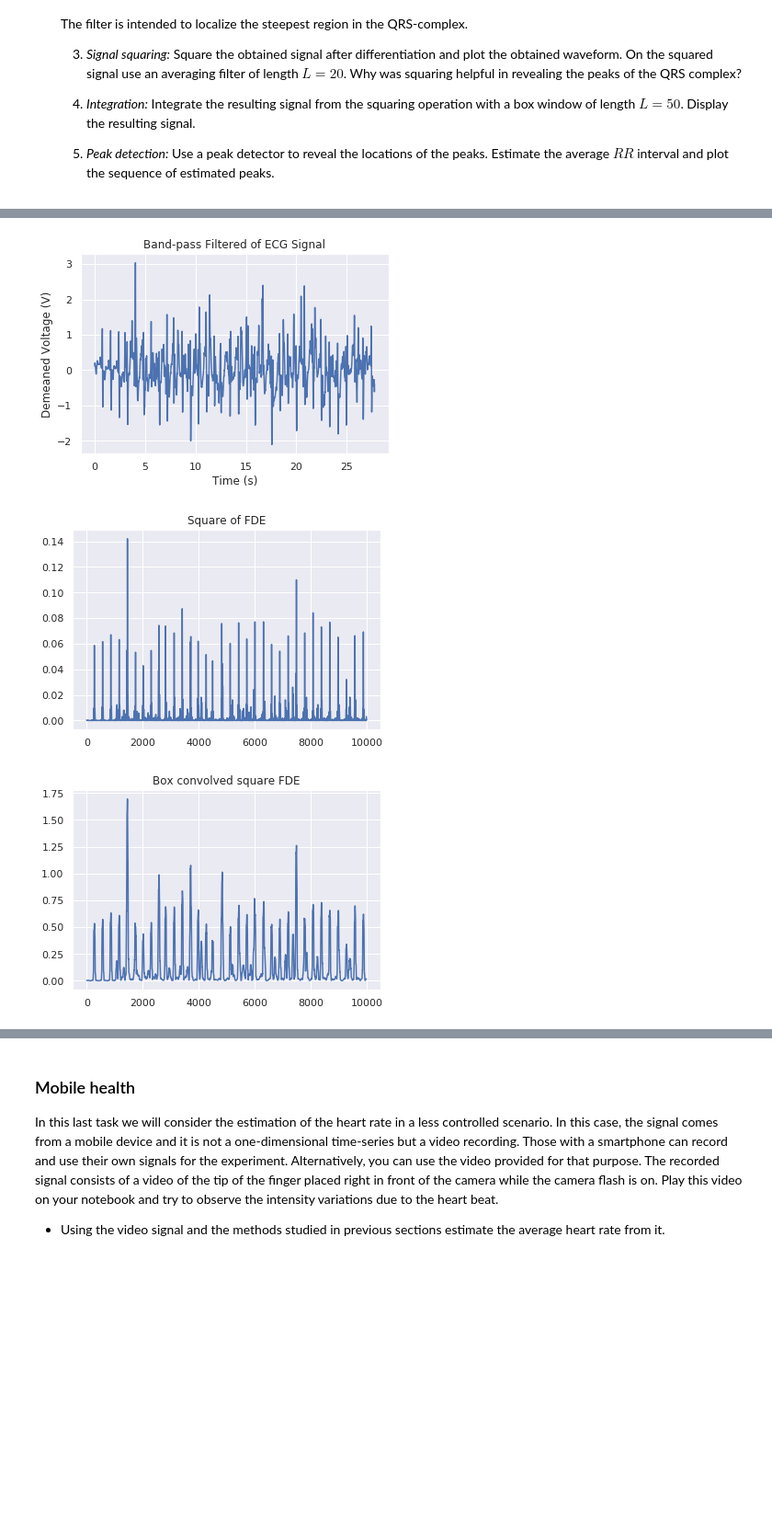
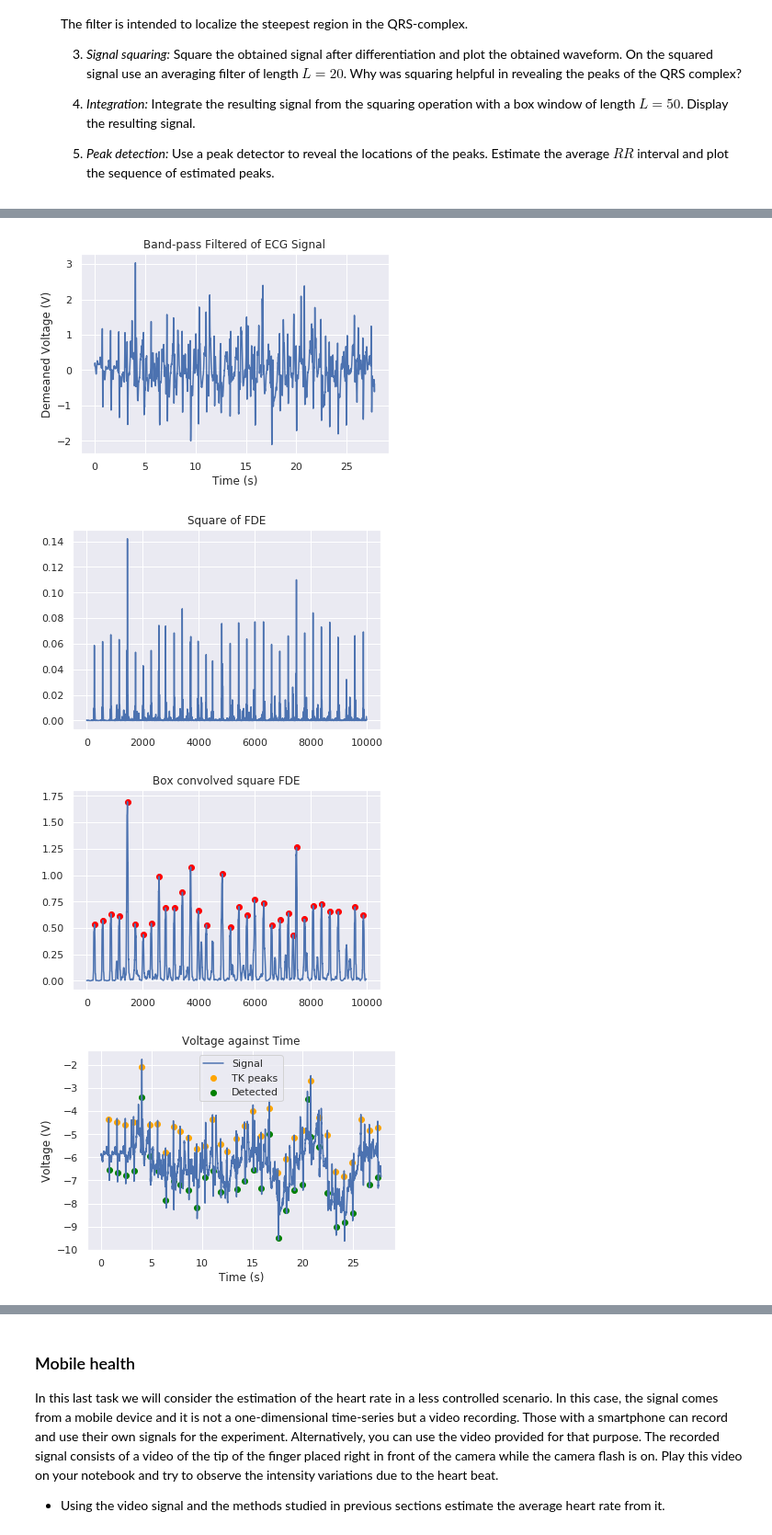
Before and after one commit to gnaprs/DataScience_MarionPang, a Jupyter notebook: Lab 1/lab1_mpangwa1_echang39.ipynb, the cells around one changed output, grey strips where cells are left out. Shown at 92% size. Saved outputs shown, nothing was run; the diff lists cells and outputs as text; code cells hidden in the pictures; blank space fills up the shorter version.

```diff
--- a/Lab 1/lab1_mpangwa1_echang39.ipynb
+++ b/Lab 1/lab1_mpangwa1_echang39.ipynb
@@ -184,12 +183,12 @@ Enter your authorization code:
 Mounted at gdrive/
 # %%
 # load data from Google Drive
-with open('gdrive/My Drive/ecg_mitnst.json','r') as infile:
+with open('gdrive/My Drive/bmdslab/lab-01/ecg_mitnst.json','r') as infile:
     data = json.load(infile)
 
     # print data to see dictionary fields
     # print(data)
-    # print(data.keys())
+  # print(data.keys())
 
 plt.figure()
 plt.plot(data["time"],data["voltage"])
@@ -275,7 +275,8 @@ plt.plot(dn3)
 plt.title("Box convolved square FDE")
 
 # 5. Peak Detection
-volPeaks = signal.find_peaks(dn3,0.7)[0]
+volPeaks = signal.find_peaks(dn3,0.4,distance=50)[0]
+plt.scatter(volPeaks,[dn3[i] for i in volPeaks], color="red")
 
 # find vrn and vrbar
 volPeaks2=volPeaks*((data["time"])[-1]/len(data["time"]))
@@ -284,7 +285,53 @@ vrbar=np.average(vrn)
 
 #finding vbpm
 vbpm=60/vrbar
+hr=60/np.array(vrn)
 
-print("The bpm is roughly", vbpm, "BPM")
-# the bpm is roughly 56.09 BPM
+# ground truth
+gt = [ data["voltage"][i] for i in data["tk"]]
+gttime = [ data["time"][i] for i in data["tk"]]
+
+# detected peaks
+dvolPeaks = [ data["voltage"][i] for i in (volPeaks)]
+dvolPeaksTime = [ data["time"][i] for i in (volPeaks)]
+
+# tk bpm
+
+gt2=np.array(data["tk"])*((data["time"])[-1]/len(data["time"]))
+tkvrn=[j-i for i, j in zip(gt2[:-1], gt2[1:])]
+tkvrbar=np.average(tkvrn)
+tkvbpm=60/tkvrbar
+print("The tk BPM: ", tkvbpm)
+
+# plots
+plt.figure()
+plt.scatter(gttime,gt,color='orange')
+plt.plot(data["time"],data["voltage"])
+plt.scatter(dvolPeaksTime,dvolPeaks, color="green")
+plt.xlabel("Time (s)")
+plt.ylabel("Voltage (V)")
+plt.legend(("Signal","TK peaks","Detected"))
+plt.title("Voltage against Time")
+
+plt.figure()
+hrtime = []
+for i in range(0,len(dvolPeaksTime)-1):
+  hrtime.append((dvolPeaksTime[i]+dvolPeaksTime[i+1])/2)
+
+plt.plot(hrtime,hr)
+plt.title("Estimated heart rate over time")
+plt.xlabel("Time (s)")
+plt.ylabel("Estimated BPM")
+
+# mean squared error
+mse = []
+for i in range(0,len(dvolPeaksTime)):
+  mse.append(np.square(gt[i]-dvolPeaks[i]))
+
+fmse=np.average(mse)
+
+print("The estimated bpm is roughly", vbpm, "BPM")
+print("The MSE is ", fmse)
+# the bpm is roughly 71.9 BPM
+# the MSE is 5.09
 # %% [output]
@@ -292,5 +341,6 @@ The bpm is roughly 56.085227735235655 BPM
 [figure]
 [figure]
 [figure]
 [figure]
-[figure, old version]
+[figure, new version]
+[figure, added]
```
Also changed, not shown: parts of 9 cells of this notebook, 1 other file.
